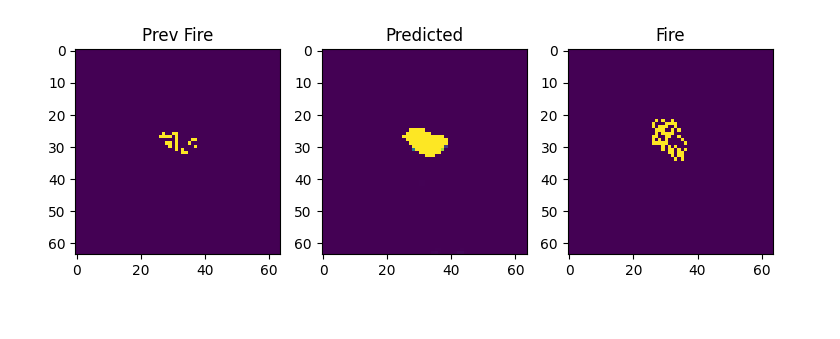
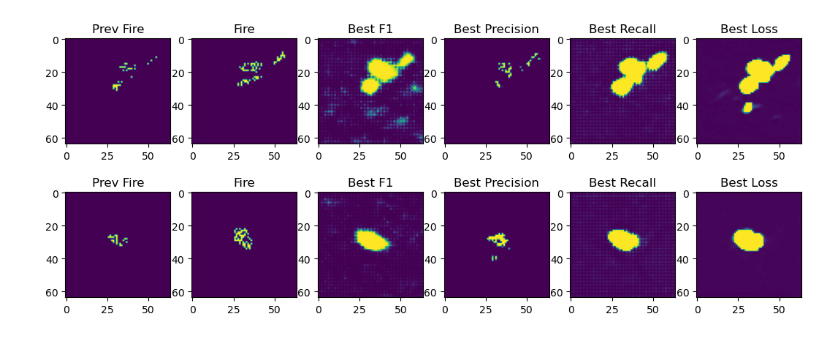
Before and after one commit to ndriggs/dimensionless-wildfire, a Jupyter notebook: src/dimensionless_wildfire/notebooks/plotting_predictions.ipynb, the cells around one changed output. Drawn from its saved outputs; the diff is of its cells as text; code cells hidden in the pictures.

```diff
--- a/src/dimensionless_wildfire/notebooks/plotting_predictions.ipynb
+++ b/src/dimensionless_wildfire/notebooks/plotting_predictions.ipynb
@@ -12,3 +25,4 @@ model.load_state_dict(checkpoint['state_dict'])
 # %%
-val_data = torch.load('../data/modified_ndws/scaled_val_data.pt')
+val_scaled = torch.load('../data/modified_ndws/scaled_val_data.pt')
+val_normalized = torch.load('../data/modified_ndws/normalized_val_data.pt')
 val_targets = torch.load('../data/modified_ndws/val_fire_masks.pt')
@@ -17,15 +29,52 @@ pred_fire = model(val_data[:2,:,:,:])
-# %%
-# Create a figure with two subplots side by side
-fig, (ax1, ax2, ax3) = plt.subplots(1, 3, figsize=(9, 6))
-
-ax1.imshow(val_data[0,-1,:,:])
-ax1.set_title('Prev Fire')
-
-ax2.imshow(pred_fire[0,0,:,:].detach())
-ax2.set_title('Predicted')
-
-ax3.imshow(val_targets[0,0,:,:])
-ax3.set_title('Fire')
-plt.show()
-# %% [output]
-[figure, removed]
+# %%
+prec_pred = best_precision(val_scaled[:100,:,:,:])
+pred_loss = best_loss(val_normalized[:100,:,:,:])
+pred_f1 = best_f1(val_normalized[:100,:,:,:])
+pred_rec = best_recall(val_scaled[:100,:,:,:])
+# %%
+# Create a figure with two subplots side by side
+fig, (ax1, ax2) = plt.subplots(2, 6, figsize=(13, 5))
+
+i = 24
+
+ax1[0].imshow(val_scaled[i,-1,:,:])
+ax1[0].set_title('Prev Fire')
+
+ax1[1].imshow(val_targets[i,0,:,:])
+ax1[1].set_title('Fire')
+
+ax1[2].imshow(pred_f1[i,0,:,:].detach())
+ax1[2].set_title('Best F1')
+
+ax1[3].imshow(prec_pred[i,0,:,:].detach())
+ax1[3].set_title('Best Precision')
+
+ax1[4].imshow(pred_rec[i,0,:,:].detach())
+ax1[4].set_title('Best Recall')
+
+ax1[5].imshow(pred_loss[i,0,:,:].detach())
+ax1[5].set_title('Best Loss')
+
+i = 0
+
+ax2[0].imshow(val_scaled[i,-1,:,:])
+ax2[0].set_title('Prev Fire')
+
+ax2[1].imshow(val_targets[i,0,:,:])
+ax2[1].set_title('Fire')
+
+ax2[2].imshow(pred_f1[i,0,:,:].detach())
+ax2[2].set_title('Best F1')
+
+ax2[3].imshow(prec_pred[i,0,:,:].detach())
+ax2[3].set_title('Best Precision')
+
+ax2[4].imshow(pred_rec[i,0,:,:].detach())
+ax2[4].set_title('Best Recall')
+
+ax2[5].imshow(pred_loss[i,0,:,:].detach())
+ax2[5].set_title('Best Loss')
+
+plt.show()
+# %% [output]
+[figure, added]
```
Also changed, not shown: parts of 4 cells of this notebook.
